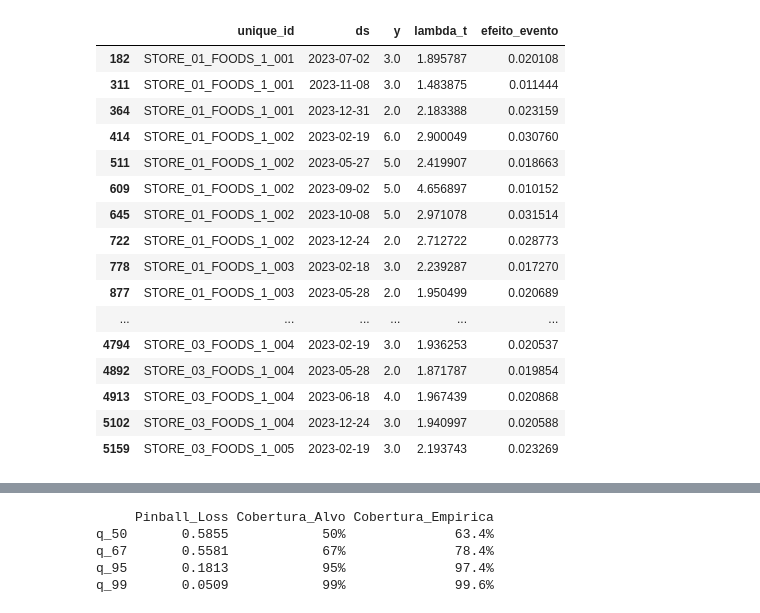
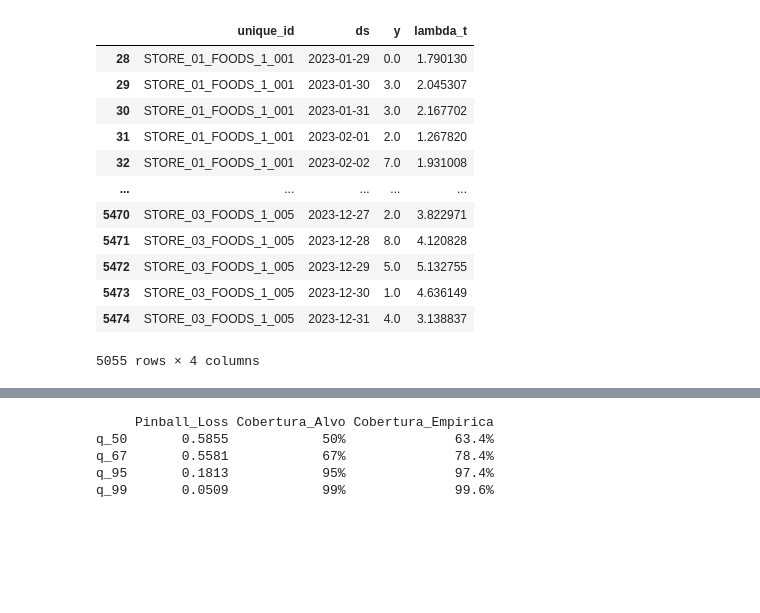
Before and after one commit to heylucasleao/forecasting, a Jupyter notebook: Lokad & Vekia/vokad_m5_competition/eda.ipynb, the cells around one changed output, grey strips where cells are left out. Drawn from its saved outputs; the diff is of its cells as text; code cells hidden in the pictures; blank space fills up the shorter version.

```diff
--- a/Lokad & Vekia/vokad_m5_competition/eda.ipynb
+++ b/Lokad & Vekia/vokad_m5_competition/eda.ipynb
@@ -196,23 +189,19 @@ def estruturar_demanda_historica_issm(df_prepared):
 # df_estruturado conterá a nova coluna 'lambda_t' pronta para o Bloco 3
 df_estruturado, model_issm = estruturar_demanda_historica_issm(df_prepared_nixtla)
 # %%
-df_estruturado.loc[df_estruturado["efeito_evento"] > 0,['unique_id', 'ds', 'y', 'lambda_t', 'efeito_evento']]
+df_estruturado.loc[:, ['unique_id', 'ds', 'y', 'lambda_t']]
 # %% [output]
-|  | unique_id | ds | y | lambda_t | efeito_evento |
-| 182 | STORE_01_FOODS_1_001 | 2023-07-02 | 3.0 | 1.895787 | 0.020108 |
-| 311 | STORE_01_FOODS_1_001 | 2023-11-08 | 3.0 | 1.483875 | 0.011444 |
-| 364 | STORE_01_FOODS_1_001 | 2023-12-31 | 2.0 | 2.183388 | 0.023159 |
-| 414 | STORE_01_FOODS_1_002 | 2023-02-19 | 6.0 | 2.900049 | 0.030760 |
-| 511 | STORE_01_FOODS_1_002 | 2023-05-27 | 5.0 | 2.419907 | 0.018663 |
-| 609 | STORE_01_FOODS_1_002 | 2023-09-02 | 5.0 | 4.656897 | 0.010152 |
-| 645 | STORE_01_FOODS_1_002 | 2023-10-08 | 5.0 | 2.971078 | 0.031514 |
-| 722 | STORE_01_FOODS_1_002 | 2023-12-24 | 2.0 | 2.712722 | 0.028773 |
-| 778 | STORE_01_FOODS_1_003 | 2023-02-18 | 3.0 | 2.239287 | 0.017270 |
-| 877 | STORE_01_FOODS_1_003 | 2023-05-28 | 2.0 | 1.950499 | 0.020689 |
-| ... | ... | ... | ... | ... | ... |
-| 4794 | STORE_03_FOODS_1_004 | 2023-02-19 | 3.0 | 1.936253 | 0.020537 |
-| 4892 | STORE_03_FOODS_1_004 | 2023-05-28 | 2.0 | 1.871787 | 0.019854 |
-| 4913 | STORE_03_FOODS_1_004 | 2023-06-18 | 4.0 | 1.967439 | 0.020868 |
-| 5102 | STORE_03_FOODS_1_004 | 2023-12-24 | 3.0 | 1.940997 | 0.020588 |
-| 5159 | STORE_03_FOODS_1_005 | 2023-02-19 | 3.0 | 2.193743 | 0.023269 |
+|  | unique_id | ds | y | lambda_t |
+| 28 | STORE_01_FOODS_1_001 | 2023-01-29 | 0.0 | 1.790130 |
+| 29 | STORE_01_FOODS_1_001 | 2023-01-30 | 3.0 | 2.045307 |
+| 30 | STORE_01_FOODS_1_001 | 2023-01-31 | 3.0 | 2.167702 |
+| 31 | STORE_01_FOODS_1_001 | 2023-02-01 | 2.0 | 1.267820 |
+| 32 | STORE_01_FOODS_1_001 | 2023-02-02 | 7.0 | 1.931008 |
+| ... | ... | ... | ... | ... |
+| 5470 | STORE_03_FOODS_1_005 | 2023-12-27 | 2.0 | 3.822971 |
+| 5471 | STORE_03_FOODS_1_005 | 2023-12-28 | 8.0 | 4.120828 |
+| 5472 | STORE_03_FOODS_1_005 | 2023-12-29 | 5.0 | 5.132755 |
+| 5473 | STORE_03_FOODS_1_005 | 2023-12-30 | 1.0 | 4.636149 |
+| 5474 | STORE_03_FOODS_1_005 | 2023-12-31 | 4.0 | 3.138837 |
+5055 rows × 4 columns
 # %%
```
Also changed, not shown: parts of 3 cells of this notebook, 1 other file.
